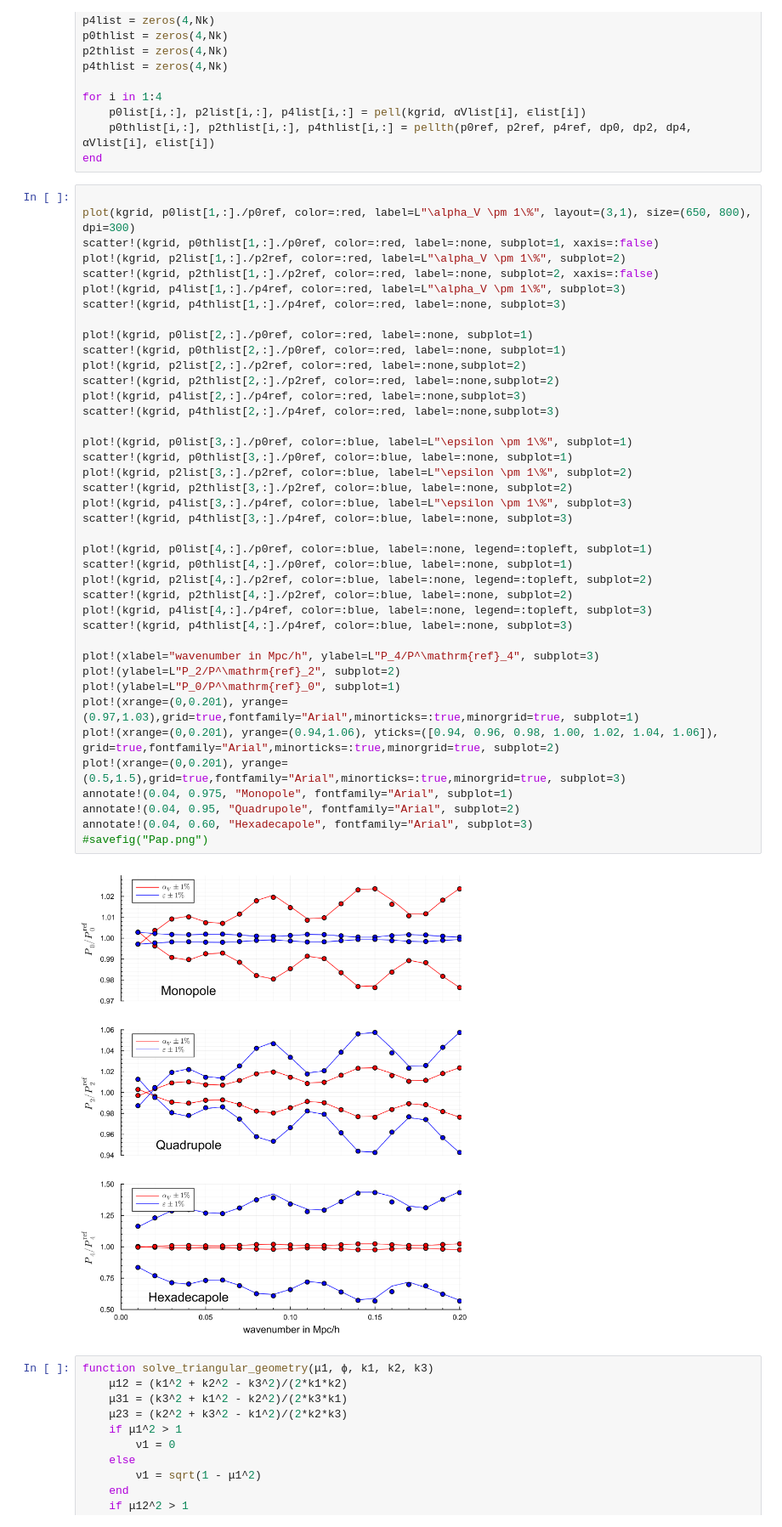
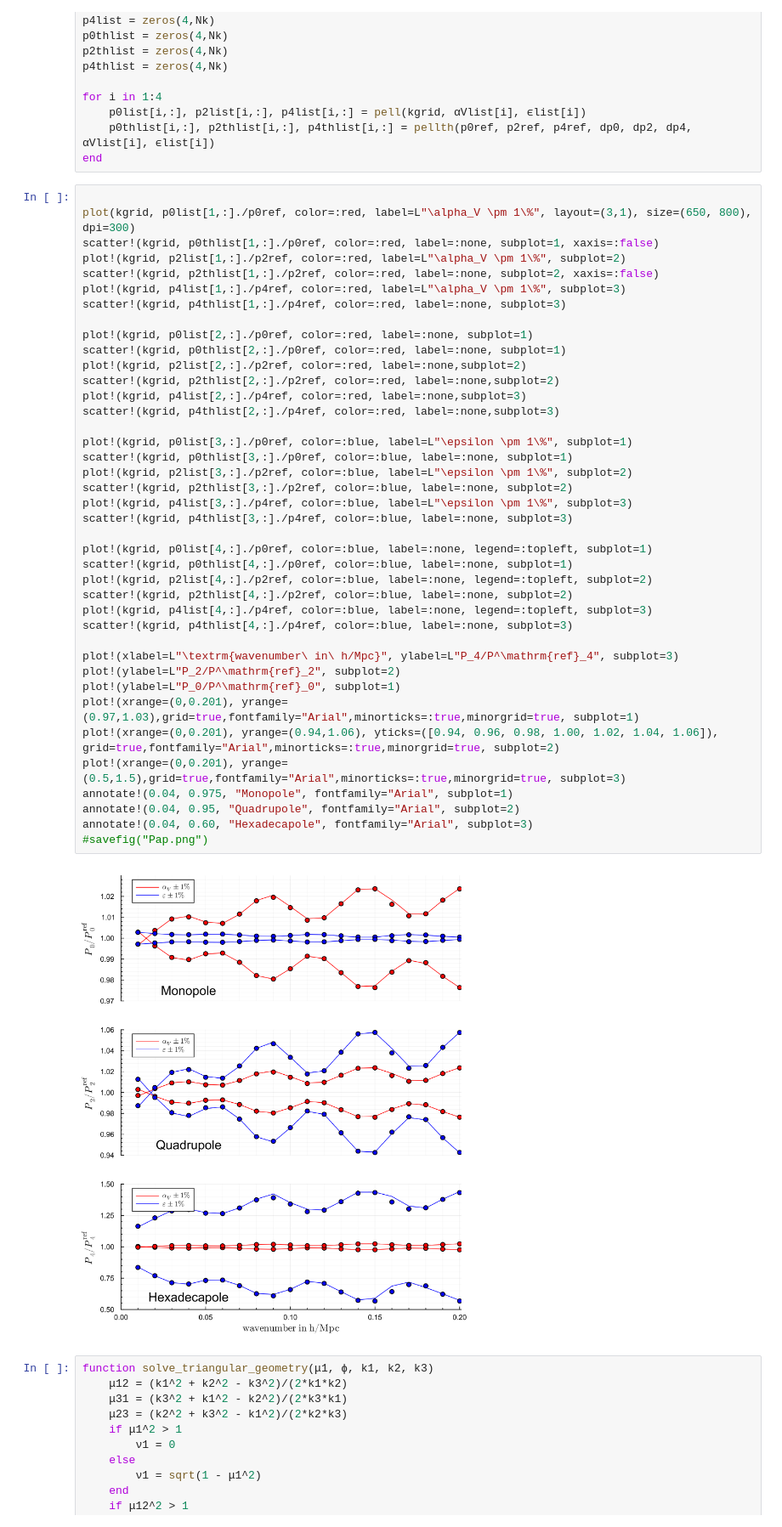
Before and after one commit to ladosamushia/BispectrumAP, a Jupyter notebook: BAOplots.ipynb, the cells around one changed output. Shown at 85% size. Cells and saved outputs as stored; diff of their text form.

Commit message:
one more plot final

```diff
--- a/BAOplots.ipynb
+++ b/BAOplots.ipynb
@@ -87,35 +87,35 @@ plot!(kgrid, p0list[2,:]./p0ref, color=:red, label=:none, subplot=1)
 scatter!(kgrid, p0thlist[2,:]./p0ref, color=:red, label=:none, subplot=1)
 plot!(kgrid, p2list[2,:]./p2ref, color=:red, label=:none,subplot=2)
 scatter!(kgrid, p2thlist[2,:]./p2ref, color=:red, label=:none,subplot=2)
 plot!(kgrid, p4list[2,:]./p4ref, color=:red, label=:none,subplot=3)
 scatter!(kgrid, p4thlist[2,:]./p4ref, color=:red, label=:none,subplot=3)
 
 plot!(kgrid, p0list[3,:]./p0ref, color=:blue, label=L"\epsilon \pm 1\%", subplot=1)
 scatter!(kgrid, p0thlist[3,:]./p0ref, color=:blue, label=:none, subplot=1)
 plot!(kgrid, p2list[3,:]./p2ref, color=:blue, label=L"\epsilon \pm 1\%", subplot=2)
 scatter!(kgrid, p2thlist[3,:]./p2ref, color=:blue, label=:none, subplot=2)
 plot!(kgrid, p4list[3,:]./p4ref, color=:blue, label=L"\epsilon \pm 1\%", subplot=3)
 scatter!(kgrid, p4thlist[3,:]./p4ref, color=:blue, label=:none, subplot=3)
 
 plot!(kgrid, p0list[4,:]./p0ref, color=:blue, label=:none, legend=:topleft, subplot=1)
 scatter!(kgrid, p0thlist[4,:]./p0ref, color=:blue, label=:none, subplot=1)
 plot!(kgrid, p2list[4,:]./p2ref, color=:blue, label=:none, legend=:topleft, subplot=2)
 scatter!(kgrid, p2thlist[4,:]./p2ref, color=:blue, label=:none, subplot=2)
 plot!(kgrid, p4list[4,:]./p4ref, color=:blue, label=:none, legend=:topleft, subplot=3)
 scatter!(kgrid, p4thlist[4,:]./p4ref, color=:blue, label=:none, subplot=3)
 
-plot!(xlabel="wavenumber in Mpc/h", ylabel=L"P_4/P^\mathrm{ref}_4", subplot=3)
+plot!(xlabel=L"\textrm{wavenumber\ in\ h/Mpc}", ylabel=L"P_4/P^\mathrm{ref}_4", subplot=3)
 plot!(ylabel=L"P_2/P^\mathrm{ref}_2", subplot=2)
 plot!(ylabel=L"P_0/P^\mathrm{ref}_0", subplot=1)
 plot!(xrange=(0,0.201), yrange=(0.97,1.03),grid=true,fontfamily="Arial",minorticks=:true,minorgrid=true, subplot=1)
 plot!(xrange=(0,0.201), yrange=(0.94,1.06), yticks=([0.94, 0.96, 0.98, 1.00, 1.02, 1.04, 1.06]), grid=true,fontfamily="Arial",minorticks=:true,minorgrid=true, subplot=2)
 plot!(xrange=(0,0.201), yrange=(0.5,1.5),grid=true,fontfamily="Arial",minorticks=:true,minorgrid=true, subplot=3)
 annotate!(0.04, 0.975, "Monopole", fontfamily="Arial", subplot=1)
 annotate!(0.04, 0.95, "Quadrupole", fontfamily="Arial", subplot=2)
 annotate!(0.04, 0.60, "Hexadecapole", fontfamily="Arial", subplot=3)
 #savefig("Pap.png")
 # %% [output]
-[figure, old version]
+[figure, new version]
 # %%
 function solve_triangular_geometry(μ1, ϕ, k1, k2, k3)
     μ12 = (k1^2 + k2^2 - k3^2)/(2*k1*k2)
```
Also changed, not shown: parts of 4 cells of this notebook.
